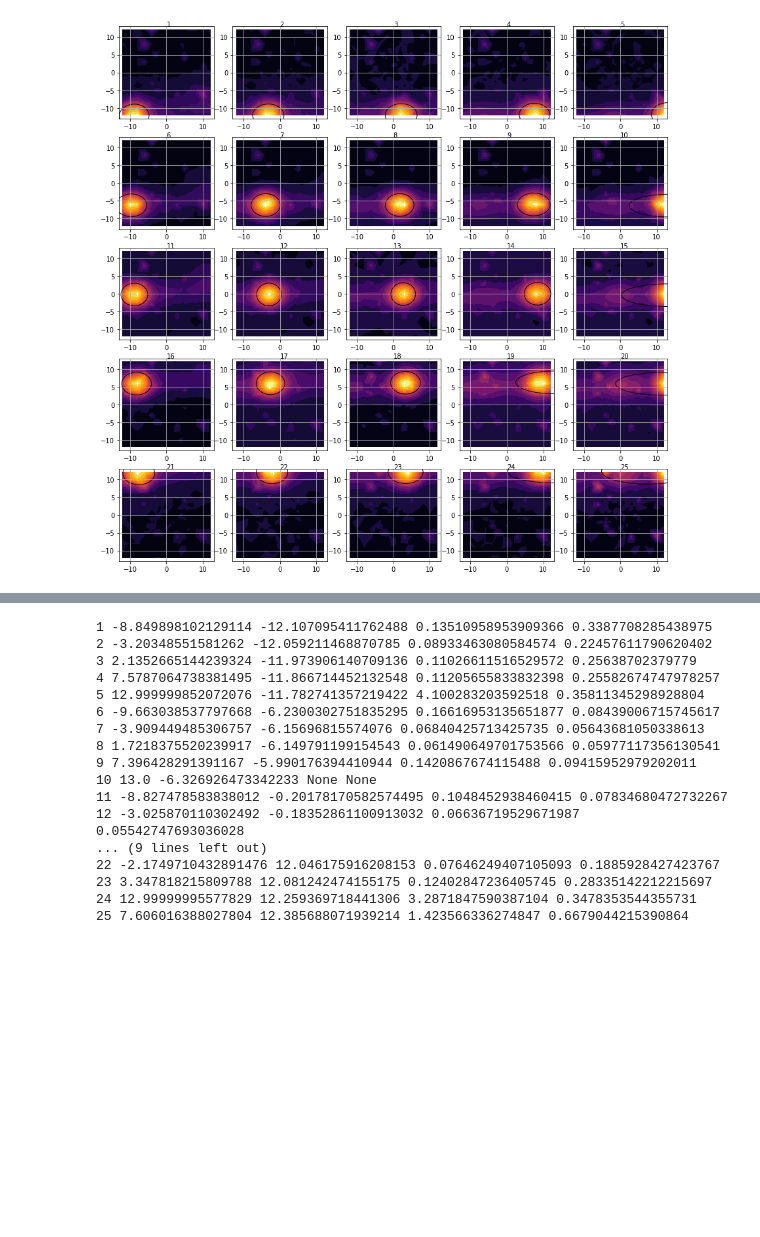
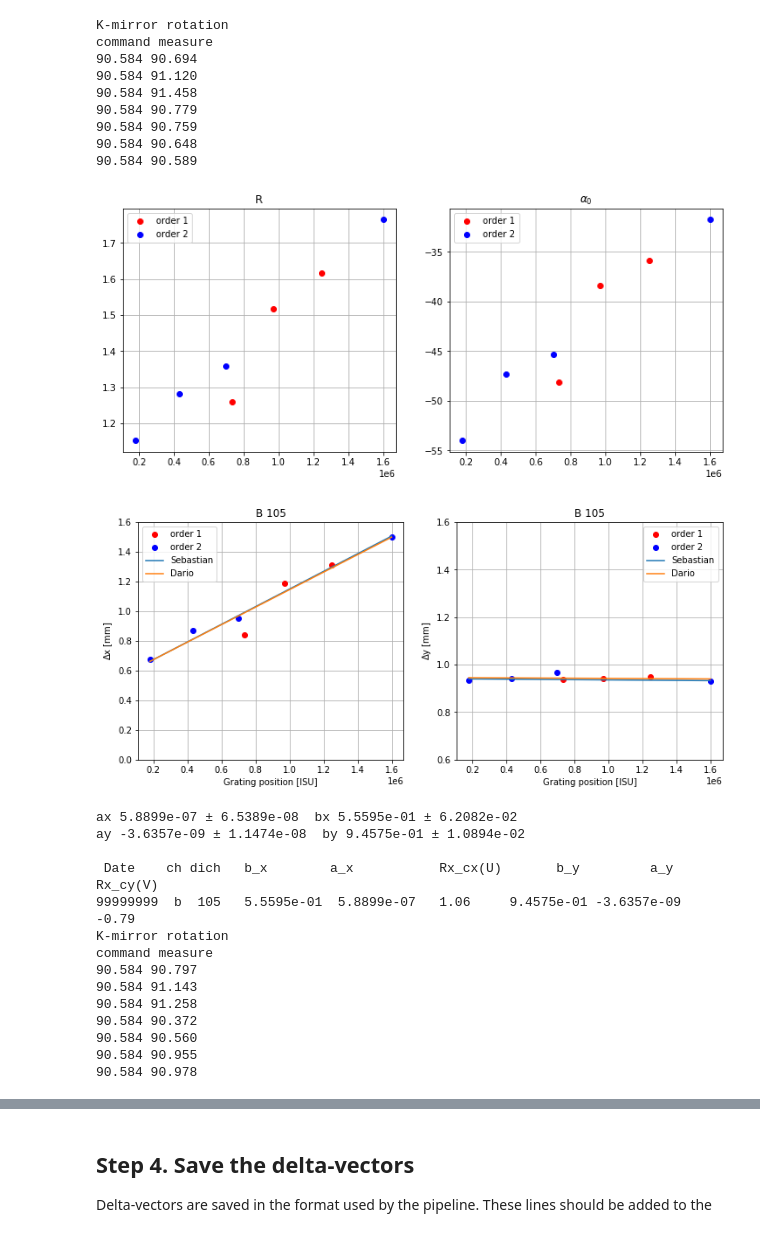
Before and after one commit to darioflute/fifipy, a Jupyter notebook: notebooks/Kvector.ipynb, the cells around one changed output, grey strips where cells are left out. Cells and saved outputs as stored; diff of their text form; code cells hidden in the pictures; blank space fills up the shorter version.

```diff
--- a/notebooks/Kvector.ipynb
+++ b/notebooks/Kvector.ipynb
@@ -286,7 +81,33 @@ NameError: name 'plt' is not defined
 # %%
-from fifipy.kvector import fitSource
-
+from fifipy.kvector import computeDeltaVector
 rootdir = '/home/dario/Python/Fifilab/KVectorData/'
-xcen,ycen,xsig, ysig = fitSource(rootdir+'R_105.fits', 2)
+dvector_b105 = computeDeltaVector(rootdir+'B_105.fits')
+dvector_b130 = computeDeltaVector(rootdir+'B_130.fits')
+dvector_r105 = computeDeltaVector(rootdir+'R_105.fits')
+dvector_r130 = computeDeltaVector(rootdir+'R_130.fits')
 # %% [output]
+K-mirror rotation
+command measure
+90.584 90.694
+90.584 91.120
+90.584 91.458
+90.584 90.779
+90.584 90.759
+90.584 90.648
+90.584 90.589
-[figure, old version]
+[figure, new version]
+[figure, added]
+ax 5.8899e-07 ± 6.5389e-08  bx 5.5595e-01 ± 6.2082e-02
+ay -3.6357e-09 ± 1.1474e-08  by 9.4575e-01 ± 1.0894e-02
+
+ Date    ch dich   b_x        a_x           Rx_cx(U)       b_y         a_y        Rx_cy(V)
+99999999  b  105   5.5595e-01  5.8899e-07   1.06     9.4575e-01 -3.6357e-09  -0.79
+K-mirror rotation
+command measure
+90.584 90.797
+90.584 91.143
+90.584 91.258
+90.584 90.372
+90.584 90.560
+90.584 90.955
+90.584 90.978
@@ -293,21 +153,5 @@ xcen,ycen,xsig, ysig = fitSource(rootdir+'R_105.fits', 2)
-# %%
-for i,(x,y,xs,ys) in enumerate(zip(xcen,ycen,xsig,ysig)):
-    print(i+1,x,y,xs,ys)
-# %% [output]
-1 -8.849898102129114 -12.107095411762488 0.13510958953909366 0.3387708285438975
-2 -3.20348551581262 -12.059211468870785 0.08933463080584574 0.22457611790620402
-3 2.1352665144239324 -11.973906140709136 0.11026611516529572 0.25638702379779
-4 7.5787064738381495 -11.866714452132548 0.11205655833832398 0.25582674747978257
-5 12.999999852072076 -11.782741357219422 4.100283203592518 0.35811345298928804
-6 -9.663038537797668 -6.2300302751835295 0.16616953135651877 0.08439006715745617
-7 -3.909449485306757 -6.15696815574076 0.06840425713425735 0.05643681050338613
-8 1.7218375520239917 -6.149791199154543 0.061490649701753566 0.05977117356130541
-9 7.396428291391167 -5.990176394410944 0.1420867674115488 0.09415952979202011
-10 13.0 -6.326926473342233 None None
-11 -8.827478583838012 -0.20178170582574495 0.1048452938460415 0.07834680472732267
-12 -3.025870110302492 -0.18352861100913032 0.06636719529671987 0.05542747693036028
-... (9 lines left out)
-22 -2.1749710432891476 12.046175916208153 0.07646249407105093 0.1885928427423767
-23 3.347818215809788 12.081242474155175 0.12402847236405745 0.28335142212215697
-24 12.99999995577829 12.259369718441306 3.2871847590387104 0.3478353544355731
-25 7.606016388027804 12.385688071939214 1.423566336274847 0.6679044215390864
+# %% [markdown]
+## Step 4. Save the delta-vectors
+
+Delta-vectors are saved in the format used by the pipeline.
+These lines should be added to the
```
Also changed, not shown: parts of 28 cells of this notebook, 1 other file.
